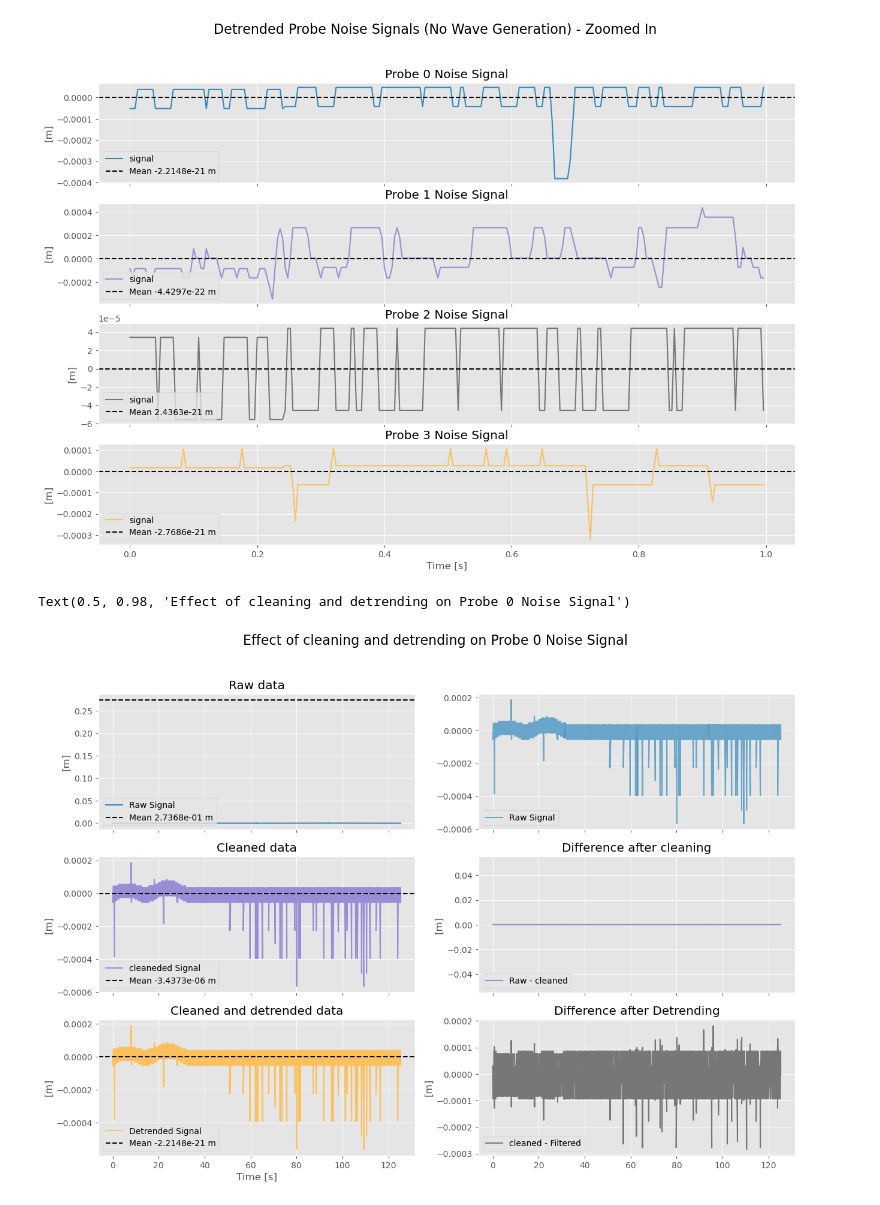
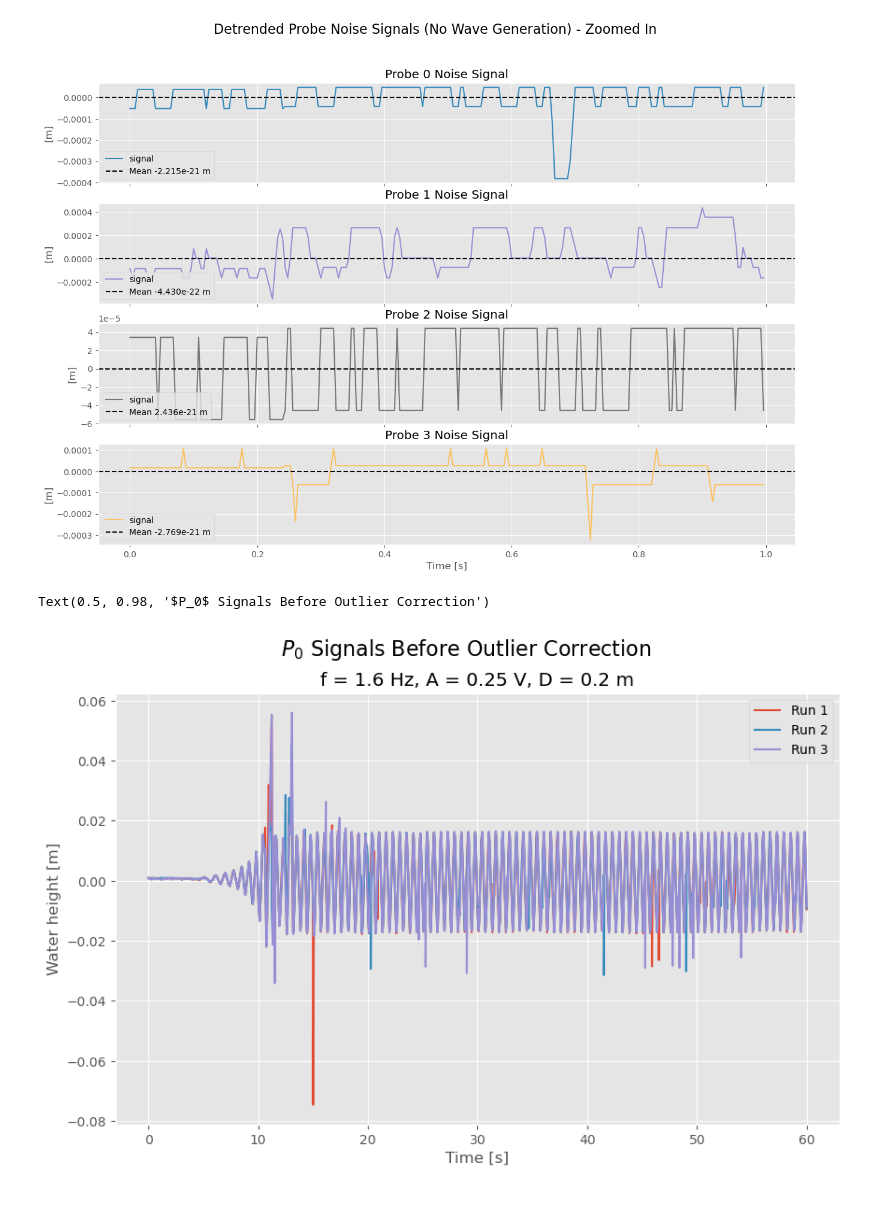
Before and after one commit to kjes4pres/Master_code, a Jupyter notebook: Lab/post_processing.ipynb, the cells around one changed output. Drawn from its saved outputs; the diff is of its cells as text; code cells hidden in the pictures.

Commit message:
example on outlier corr.

```diff
--- a/Lab/post_processing.ipynb
+++ b/Lab/post_processing.ipynb
@@ -336,42 +349,41 @@ fig.suptitle('Detrended Probe Noise Signals (No Wave Generation) - Zoomed In', f
 # %% [output]
 Text(0.5, 0.98, 'Detrended Probe Noise Signals (No Wave Generation) - Zoomed In')
 [figure]
-# %%
-# Effect of each step visualized for Probe 0
-fig, ax = plt.subplots(3, 2, figsize=(15, 10), sharex=True)
-ax[0, 0].plot(df['time'], df['P_0'], label='Raw Signal', color='C1')
-ax[0, 0].axhline(mean_P0_raw, color='k', linestyle='--', label=f'Mean {mean_P0_raw:.4e} m')
-ax[0, 0].set_ylabel('[m]')
-ax[0, 0].set_title('Raw data')
-ax[0, 0].legend(loc='lower left')
-
-ax[1, 0].plot(cleaned['time'], cleaned['P_0'], label='cleaneded Signal', color='C2')
-ax[1, 0].axhline(mean_P0_cleaned, color='k', linestyle='--', label=f'Mean {mean_P0_cleaned:.4e} m')
-ax[1, 0].set_ylabel('[m]')
-ax[1, 0].set_title('Cleaned data')
-ax[1, 0].legend(loc='lower left')
-
-ax[2, 0].plot(detrended['time'], detrended['P_0'], label='Detrended Signal', color='C4')
-ax[2, 0].axhline(mean_P0_detrended, color='k', linestyle='--', label=f'Mean {mean_P0_detrended:.4e} m')
-ax[2, 0].set_xlabel('Time [s]')
-ax[2, 0].set_ylabel('[m]')
-ax[2, 0].set_title('Cleaned and detrended data')
-ax[2, 0].legend(loc='lower left')
-
-ax[0, 1].plot(df['time'], df['P_0'], alpha = 0.7, label='Raw Signal', color='C1')
-ax[0, 1].legend(loc='lower left')
-
-ax[1, 1].plot(cleaned['time'], df['P_0'] - cleaned['P_0'], label='Raw - cleaned', color='C2')
-ax[1, 1].legend(loc='lower left')
-ax[1,1].set_ylabel('[m]')
-ax[1,1].set_title('Difference after cleaning')
-
-ax[2, 1].plot(filtered['time'], cleaned['P_0'] - filtered['P_0'], label='cleaned - Filtered', color='C3')
-ax[2, 1].legend(loc='lower left')
-ax[2,1].set_ylabel('[m]')
-ax[2,1].set_title('Difference after Detrending')
-
-fig.suptitle('Effect of cleaning and detrending on Probe 0 Noise Signal', fontsize=16)
-# %% [output]
-Text(0.5, 0.98, 'Effect of cleaning and detrending on Probe 0 Noise Signal')
-[figure, removed]
+# %%
+# Example outlier correction
+
+path1 = '/Users/kjesta/Desktop/LABDATA/Kjersti_130126/No_plates/20cm/f16/a025/f16a025h02r1.csv'
+path2 = '/Users/kjesta/Desktop/LABDATA/Kjersti_130126/No_plates/20cm/f16/a025/f16a025h02r2.csv'
+path3 = '/Users/kjesta/Desktop/LABDATA/Kjersti_130126/No_plates/20cm/f16/a025/f16a025h02r3.csv'
+
+df1 = pd.read_csv(path1)
+df2 = pd.read_csv(path2)
+df3 = pd.read_csv(path3)
+
+headers = ['time', 'P_0', 'P_1', 'P_2', 'P_3', 'sound_speed']
+df1.columns = headers
+df2.columns = headers
+df3.columns = headers
+# %%
+r1_ = clean(df1)
+r2_ = clean(df2)
+r3_ = clean(df3)
+
+r1 = detrend(r1_)
+r2 = detrend(r2_)
+r3 = detrend(r3_)
+# %%
+fig, ax = plt.subplots(figsize=(10, 6))
+
+ax.plot(r1['time'], r1['P_0'], label='Run 1')
+ax.plot(r2['time'], r2['P_0'], label='Run 2')
+ax.plot(r3['time'], r3['P_0'], label='Run 3')
+
+ax.legend()
+ax.set_xlabel('Time [s]')
+ax.set_ylabel('Water height [m]')
+ax.set_title('f = 1.6 Hz, A = 0.25 V, D = 0.2 m')
+fig.suptitle(r'$P_0$ Signals Before Outlier Correction', fontsize=16)
+# %% [output]
+Text(0.5, 0.98, '$P_0$ Signals Before Outlier Correction')
+[figure, added]
```
Also changed, not shown: parts of 14 cells of this notebook.
